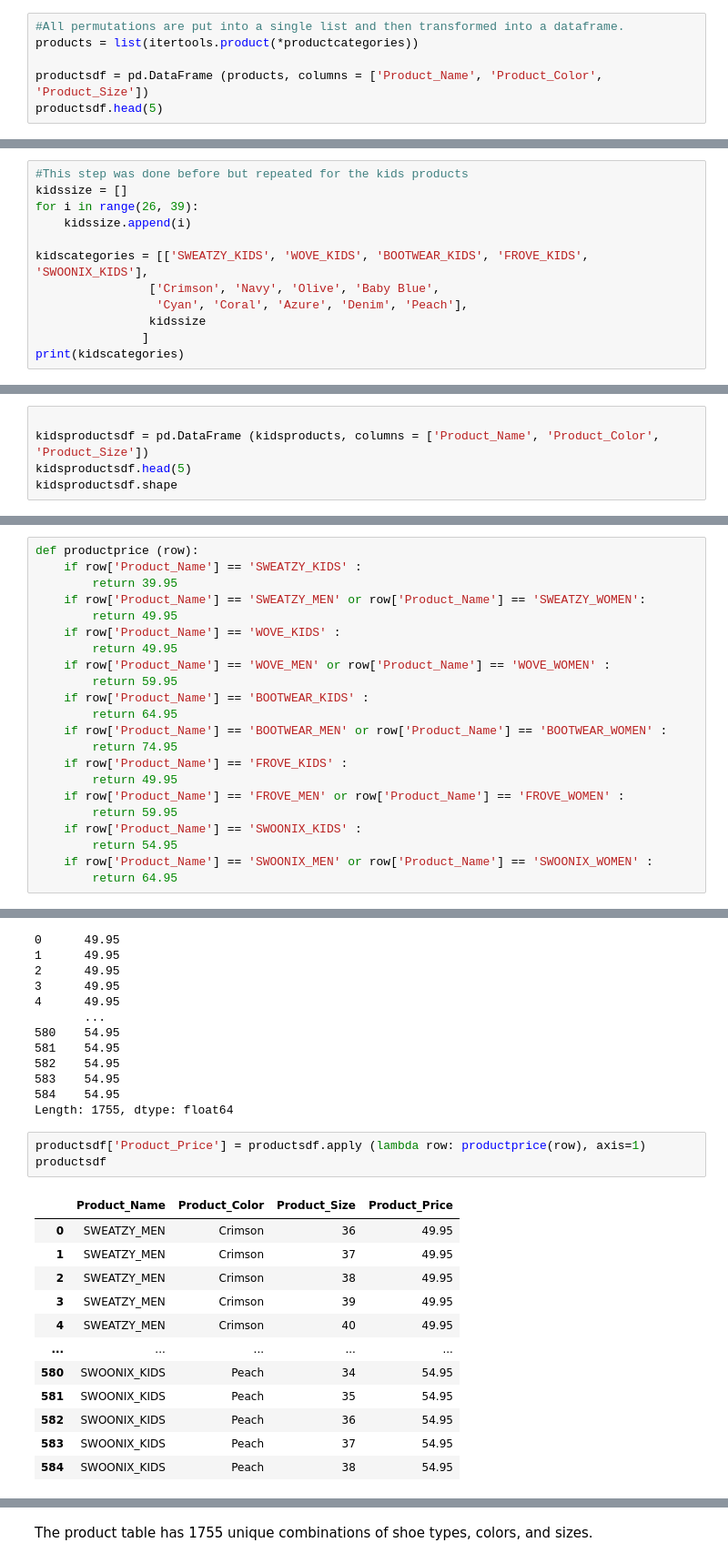
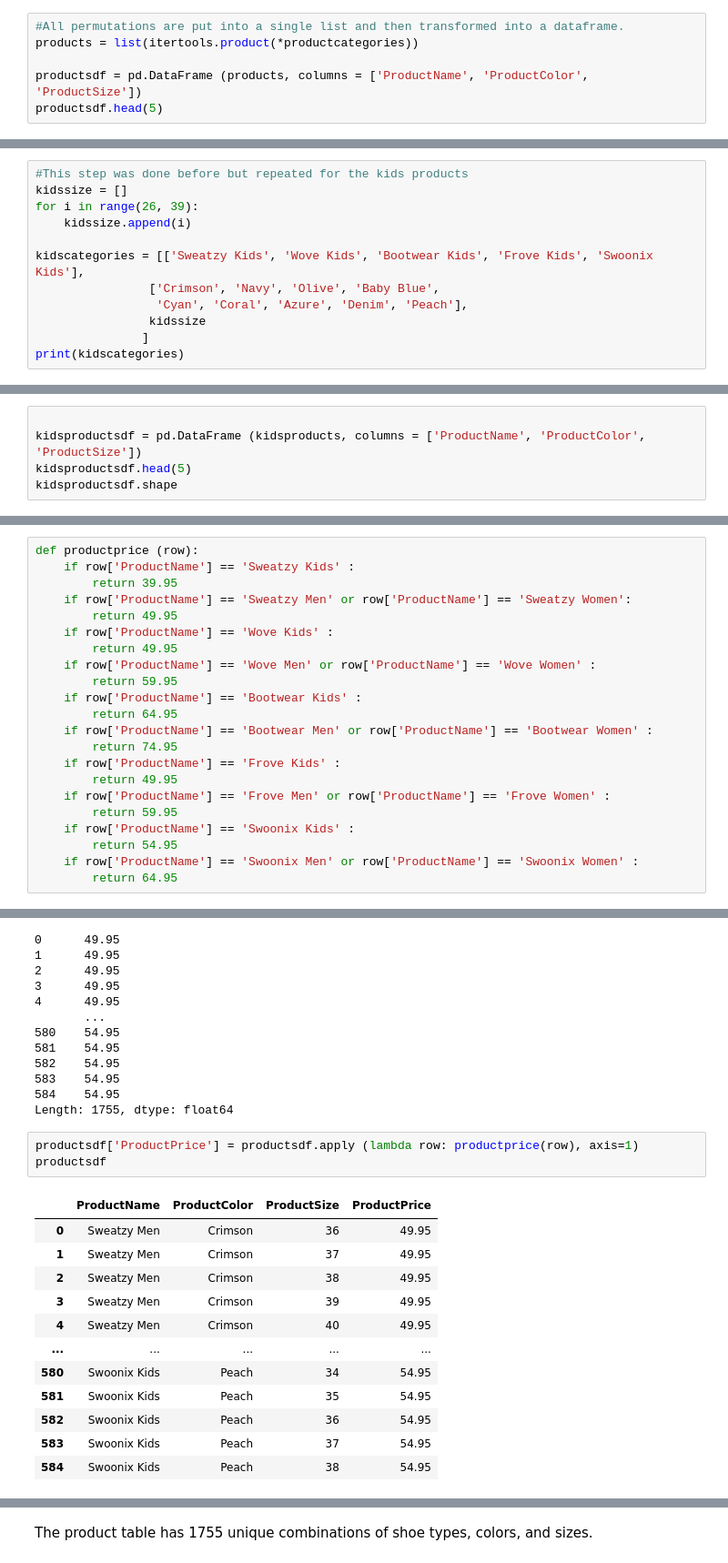
Before and after one commit to Maurits-Jansen/Sneaker-Faqtory, a Jupyter notebook: Sneaker Faqtory Tables.ipynb, the cells around one changed output, grey strips where cells are left out. Shown at 91% size. Cells and saved outputs as stored; diff of their text form.

```diff
--- a/Sneaker Faqtory Tables.ipynb
+++ b/Sneaker Faqtory Tables.ipynb
@@ -166,6 +174,6 @@ productcategories = [['SWEATZY_MEN','SWEATZY_WOMEN',
 #All permutations are put into a single list and then transformed into a dataframe.
 products = list(itertools.product(*productcategories))
 
-productsdf = pd.DataFrame (products, columns = ['Product_Name', 'Product_Color', 'Product_Size'])
+productsdf = pd.DataFrame (products, columns = ['ProductName', 'ProductColor', 'ProductSize'])
 productsdf.head(5)
 # %% [output]
@@ -187,7 +195,7 @@ kidssize = []
 for i in range(26, 39):
     kidssize.append(i)
 
-kidscategories = [['SWEATZY_KIDS', 'WOVE_KIDS', 'BOOTWEAR_KIDS', 'FROVE_KIDS', 'SWOONIX_KIDS'],
+kidscategories = [['Sweatzy Kids', 'Wove Kids', 'Bootwear Kids', 'Frove Kids', 'Swoonix Kids'],
                 ['Crimson', 'Navy', 'Olive', 'Baby Blue',
                  'Cyan', 'Coral', 'Azure', 'Denim', 'Peach'],
                 kidssize
@@ -202,7 +210,7 @@ import itertools
 kidsproducts = list(itertools.product(*kidscategories))
 # %%
 
-kidsproductsdf = pd.DataFrame (kidsproducts, columns = ['Product_Name', 'Product_Color', 'Product_Size'])
+kidsproductsdf = pd.DataFrame (kidsproducts, columns = ['ProductName', 'ProductColor', 'ProductSize'])
 kidsproductsdf.head(5)
 kidsproductsdf.shape
 # %% [output]
@@ -220,23 +228,23 @@ productsdf = productsdf.append(kidsproductsdf)
 The price are allocated to a certain shoe based on the product category but also whether it's a kids or adult shoe.
 # %%
 def productprice (row):
-    if row['Product_Name'] == 'SWEATZY_KIDS' :
+    if row['ProductName'] == 'Sweatzy Kids' :
         return 39.95
-    if row['Product_Name'] == 'SWEATZY_MEN' or row['Product_Name'] == 'SWEATZY_WOMEN':
+    if row['ProductName'] == 'Sweatzy Men' or row['ProductName'] == 'Sweatzy Women':
         return 49.95
-    if row['Product_Name'] == 'WOVE_KIDS' :
+    if row['ProductName'] == 'Wove Kids' :
         return 49.95
-    if row['Product_Name'] == 'WOVE_MEN' or row['Product_Name'] == 'WOVE_WOMEN' :
+    if row['ProductName'] == 'Wove Men' or row['ProductName'] == 'Wove Women' :
         return 59.95
-    if row['Product_Name'] == 'BOOTWEAR_KIDS' :
+    if row['ProductName'] == 'Bootwear Kids' :
         return 64.95
-    if row['Product_Name'] == 'BOOTWEAR_MEN' or row['Product_Name'] == 'BOOTWEAR_WOMEN' :
+    if row['ProductName'] == 'Bootwear Men' or row['ProductName'] == 'Bootwear Women' :
         return 74.95
-    if row['Product_Name'] == 'FROVE_KIDS' :
+    if row['ProductName'] == 'Frove Kids' :
         return 49.95
-    if row['Product_Name'] == 'FROVE_MEN' or row['Product_Name'] == 'FROVE_WOMEN' :
+    if row['ProductName'] == 'Frove Men' or row['ProductName'] == 'Frove Women' :
         return 59.95
-    if row['Product_Name'] == 'SWOONIX_KIDS' :
+    if row['ProductName'] == 'Swoonix Kids' :
         return 54.95
-    if row['Product_Name'] == 'SWOONIX_MEN' or row['Product_Name'] == 'SWOONIX_WOMEN' :
+    if row['ProductName'] == 'Swoonix Men' or row['ProductName'] == 'Swoonix Women' :
         return 64.95
@@ -256,21 +280,21 @@ productsdf.apply (lambda row: productprice(row), axis=1)
 584    54.95
 Length: 1755, dtype: float64
 # %%
-productsdf['Product_Price'] = productsdf.apply (lambda row: productprice(row), axis=1)
+productsdf['ProductPrice'] = productsdf.apply (lambda row: productprice(row), axis=1)
 productsdf
 # %% [output]
-|  | Product_Name | Product_Color | Product_Size | Product_Price |
-| 0 | SWEATZY_MEN | Crimson | 36 | 49.95 |
-| 1 | SWEATZY_MEN | Crimson | 37 | 49.95 |
-| 2 | SWEATZY_MEN | Crimson | 38 | 49.95 |
-| 3 | SWEATZY_MEN | Crimson | 39 | 49.95 |
-| 4 | SWEATZY_MEN | Crimson | 40 | 49.95 |
+|  | ProductName | ProductColor | ProductSize | ProductPrice |
+| 0 | Sweatzy Men | Crimson | 36 | 49.95 |
+| 1 | Sweatzy Men | Crimson | 37 | 49.95 |
+| 2 | Sweatzy Men | Crimson | 38 | 49.95 |
+| 3 | Sweatzy Men | Crimson | 39 | 49.95 |
+| 4 | Sweatzy Men | Crimson | 40 | 49.95 |
 | ... | ... | ... | ... | ... |
-| 580 | SWOONIX_KIDS | Peach | 34 | 54.95 |
-| 581 | SWOONIX_KIDS | Peach | 35 | 54.95 |
-| 582 | SWOONIX_KIDS | Peach | 36 | 54.95 |
-| 583 | SWOONIX_KIDS | Peach | 37 | 54.95 |
-| 584 | SWOONIX_KIDS | Peach | 38 | 54.95 |
+| 580 | Swoonix Kids | Peach | 34 | 54.95 |
+| 581 | Swoonix Kids | Peach | 35 | 54.95 |
+| 582 | Swoonix Kids | Peach | 36 | 54.95 |
+| 583 | Swoonix Kids | Peach | 37 | 54.95 |
+| 584 | Swoonix Kids | Peach | 38 | 54.95 |
 1755 rows × 4 columns
 # %% [markdown]
 The product table has 1755 unique combinations of shoe types, colors, and sizes.
```
Also changed, not shown: parts of 22 cells of this notebook.
